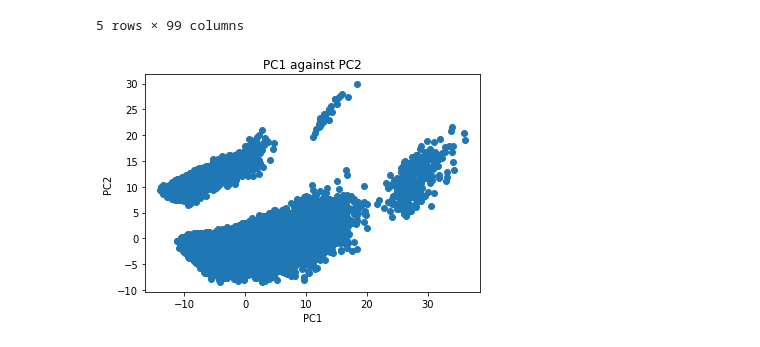
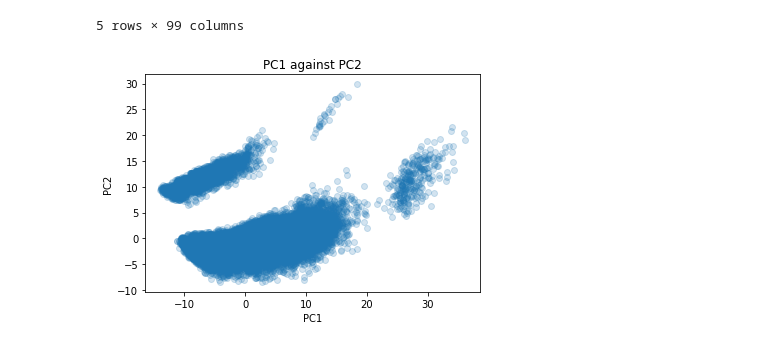
Before and after one commit to nsriniva/DS-Unit-1-Sprint-3-Linear-Algebra, a Jupyter notebook: module3-dimensionality-reduction/LS_DS_133_High_Dimensional_Data_Assignment.ipynb, the cells around one changed output. Cells and saved outputs as stored; diff of their text form; code cells hidden in the pictures.

```diff
--- a/module3-dimensionality-reduction/LS_DS_133_High_Dimensional_Data_Assignment.ipynb
+++ b/module3-dimensionality-reduction/LS_DS_133_High_Dimensional_Data_Assignment.ipynb
@@ -357,14 +357,14 @@ array([0.34050542, 0.14442164, 0.10287616, 0.07245401, 0.05166581,
 | 4 | -1.570106 | -0.878362 | -3.307062 | 0.785881 | -2.310400 | 3.881736 | -0.645952 | 0.464725 | -0.092147 | 0.439502 | 0.680427 | ... |
 5 rows × 99 columns
 # %%
-plt.scatter(new_df['PC1'], new_df['PC2'])
+plt.scatter(new_df['PC1'], new_df['PC2'], alpha=0.2)
 plt.title('PC1 against PC2')
 plt.xlabel('PC1')
 plt.ylabel('PC2')
 
 plt.show()
 # %% [output]
-[figure, old version]
+[figure, new version]
 # %% [markdown]
 # Stretch Goals
 
```
